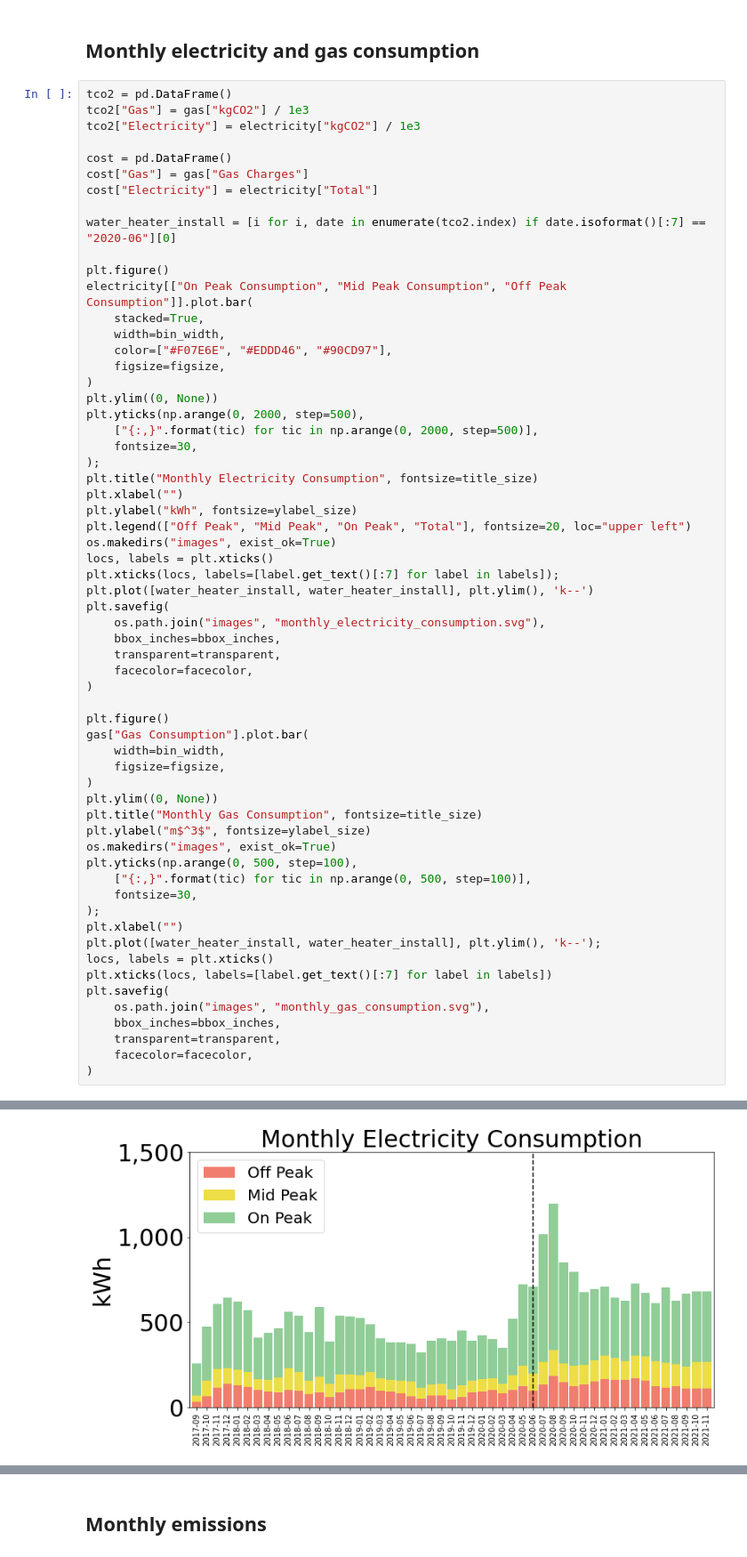
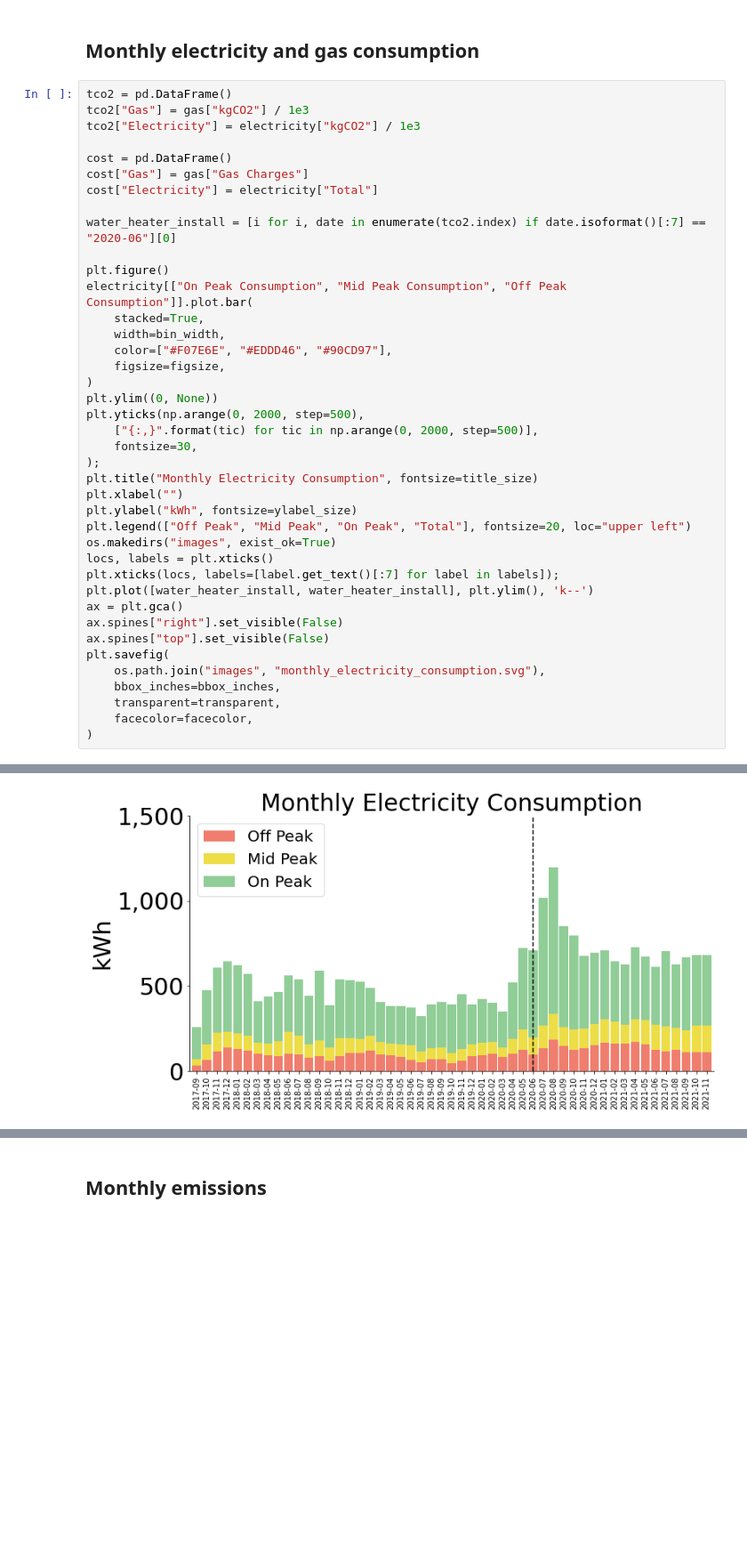
Before and after one commit to ryanfobel/utility-bill-scraper, a Jupyter notebook: notebooks/features/case_study.ipynb, the cells around one changed output, grey strips where cells are left out. Shown at 89% size. Saved outputs shown, nothing was run; the diff lists cells and outputs as text; blank space fills up the shorter version.

```diff
--- a/notebooks/features/case_study.ipynb
+++ b/notebooks/features/case_study.ipynb
@@ -125,55 +125,34 @@ cost["Electricity"] = electricity["Total"]
 water_heater_install = [i for i, date in enumerate(tco2.index) if date.isoformat()[:7] == "2020-06"][0]
 
 plt.figure()
 electricity[["On Peak Consumption", "Mid Peak Consumption", "Off Peak Consumption"]].plot.bar(
     stacked=True,
     width=bin_width,
     color=["#F07E6E", "#EDDD46", "#90CD97"],
     figsize=figsize,
 )
 plt.ylim((0, None))
 plt.yticks(np.arange(0, 2000, step=500),
     ["{:,}".format(tic) for tic in np.arange(0, 2000, step=500)],
     fontsize=30,
 );
 plt.title("Monthly Electricity Consumption", fontsize=title_size)
 plt.xlabel("")
 plt.ylabel("kWh", fontsize=ylabel_size)
 plt.legend(["Off Peak", "Mid Peak", "On Peak", "Total"], fontsize=20, loc="upper left")
 os.makedirs("images", exist_ok=True)
 locs, labels = plt.xticks()
 plt.xticks(locs, labels=[label.get_text()[:7] for label in labels]);
 plt.plot([water_heater_install, water_heater_install], plt.ylim(), 'k--')
+ax = plt.gca()
+ax.spines["right"].set_visible(False)
+ax.spines["top"].set_visible(False)
 plt.savefig(
     os.path.join("images", "monthly_electricity_consumption.svg"),
     bbox_inches=bbox_inches,
     transparent=transparent,
     facecolor=facecolor,
 )
-
-plt.figure()
-gas["Gas Consumption"].plot.bar(
-    width=bin_width,
-    figsize=figsize,
-)
-plt.ylim((0, None))
-plt.title("Monthly Gas Consumption", fontsize=title_size)
-plt.ylabel("m$^3$", fontsize=ylabel_size)
-os.makedirs("images", exist_ok=True)
-plt.yticks(np.arange(0, 500, step=100),
-    ["{:,}".format(tic) for tic in np.arange(0, 500, step=100)],
-    fontsize=30,
-);
-plt.xlabel("")
-plt.plot([water_heater_install, water_heater_install], plt.ylim(), 'k--');
-locs, labels = plt.xticks()
-plt.xticks(locs, labels=[label.get_text()[:7] for label in labels])
-plt.savefig(
-    os.path.join("images", "monthly_gas_consumption.svg"),
-    bbox_inches=bbox_inches,
-    transparent=transparent,
-    facecolor=facecolor,
-)
 # %% [output]
 <Figure size 432x288 with 0 Axes>
-[figure, old version]
+[figure, new version]
```
Also changed, not shown: parts of 9 cells of this notebook, 8 other files.
